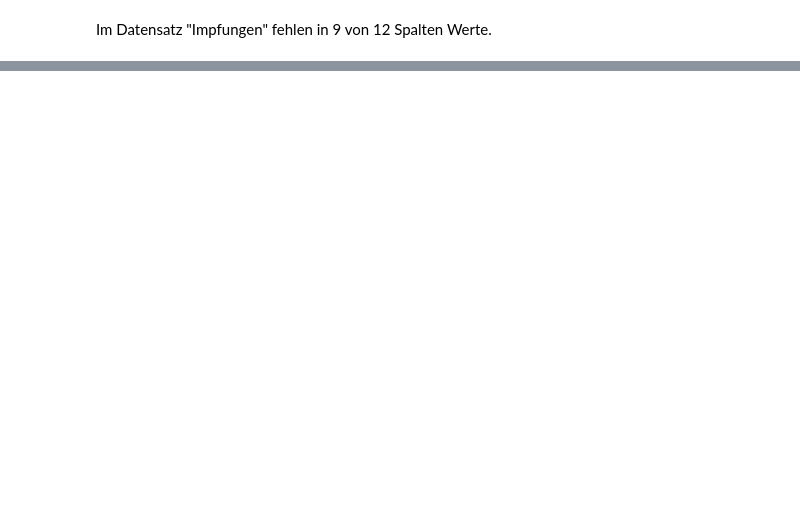
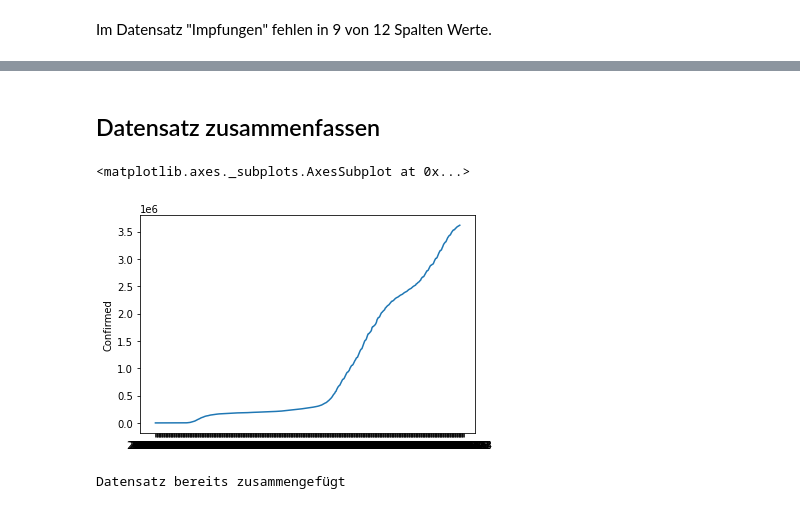
Before and after one commit to MatthiasSimons/covid-analysis, a Jupyter notebook: covid_analysis.ipynb, the cells around one changed output, grey strips where cells are left out. Saved outputs shown, nothing was run; the diff lists cells and outputs as text; code cells hidden in the pictures; blank space fills up the shorter version.

```diff
--- a/covid_analysis.ipynb
+++ b/covid_analysis.ipynb
@@ -180,0 +204,22 @@ dtype: int64
+# %% [markdown]
+## Datensatz zusammenfassen
+# %%
+fallzahlen_germany = fallzahlen[fallzahlen["Country"] == "Germany"]
+impfungen_germany = impfungen[impfungen["location"] == "Germany"]
+dataset_germany = pd.concat([fallzahlen_germany, impfungen_germany], axis=1)
+# %%
+sns.lineplot(x = dataset_germany.index, y= "Confirmed", data=dataset_germany)
+# %% [output]
+<matplotlib.axes._subplots.AxesSubplot at 0x...>
+[figure, added]
+# %%
+try:
+  dataset = pd.concat([fallzahlen, impfungen], axis=1)
+  print("Datensatz zusammengefügt")
+  dataset.head()
+
+except:
+  print("Datensatz bereits zusammengefügt")
+  dataset.head()
+# %% [output]
+Datensatz bereits zusammengefügt
```
Also changed, not shown: parts of 10 cells of this notebook.
